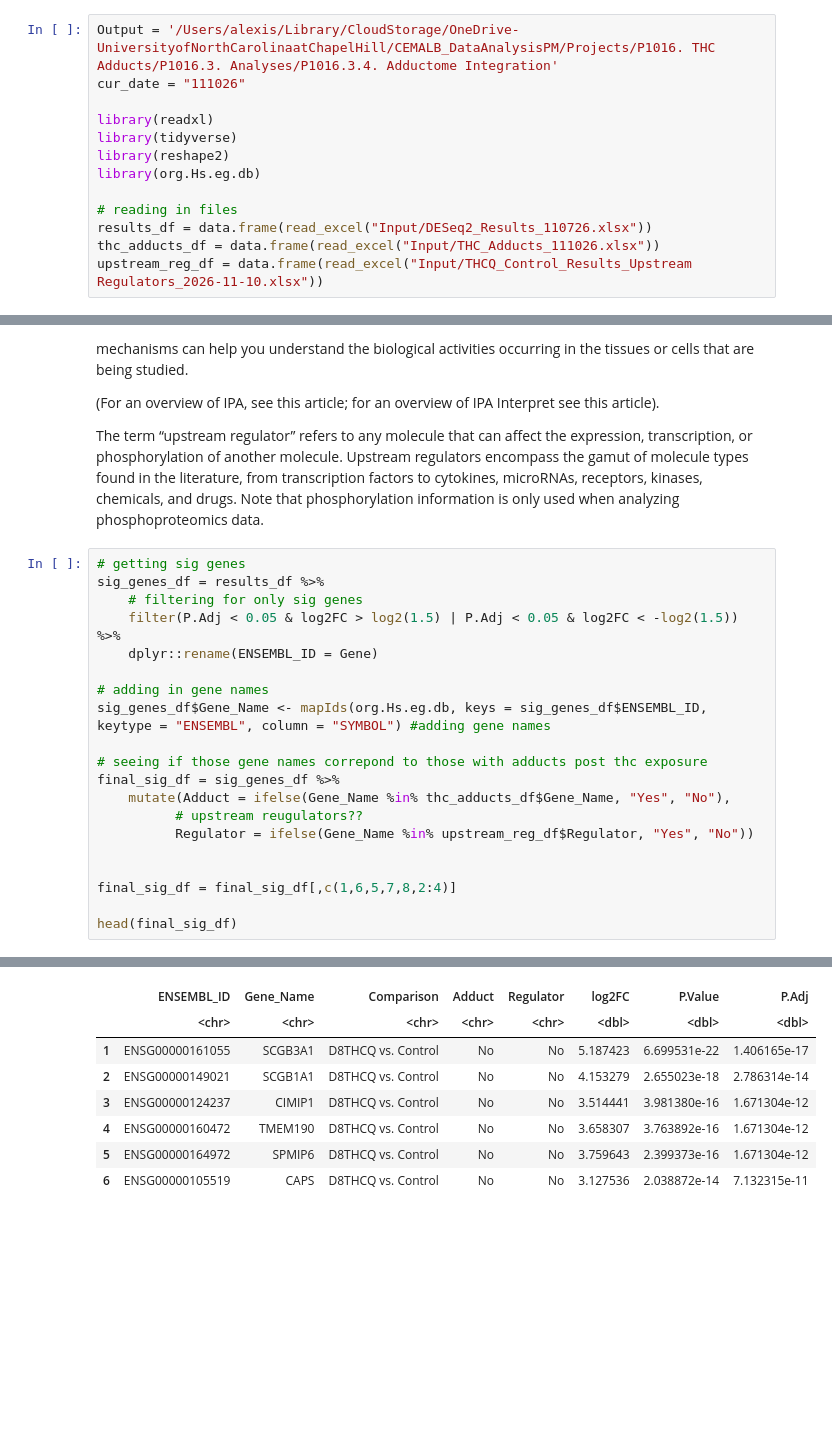
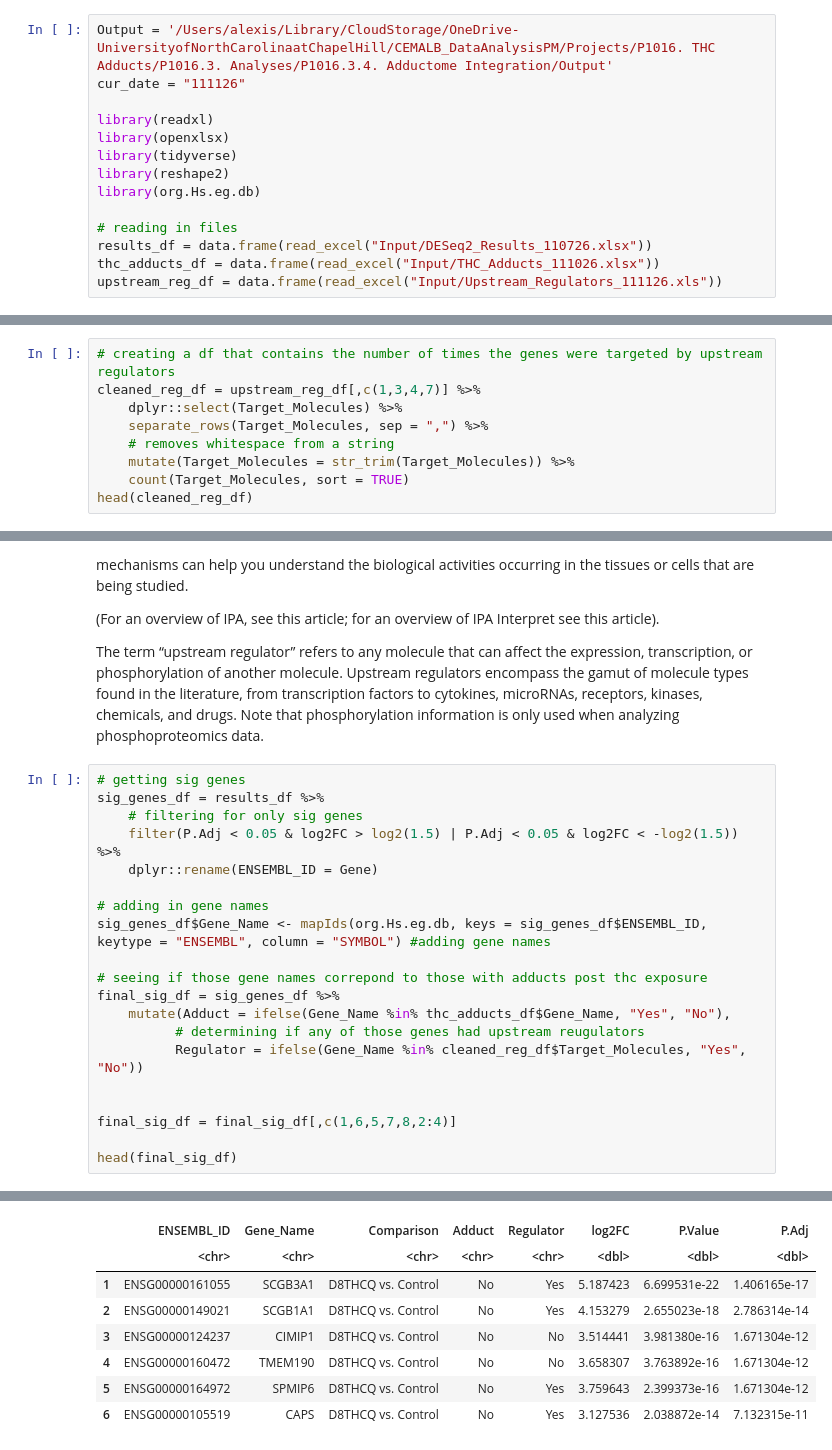
Before and after one commit to UNC-CEMALB/P1016.-THC-RNASeq-Adducts, a Jupyter notebook: 3. Adductome Integration/Adductome Integration.ipynb, the cells around one changed output, grey strips where cells are left out. Cells and saved outputs as stored; diff of their text form; blank space fills up the shorter version.

```diff
--- a/3. Adductome Integration/Adductome Integration.ipynb
+++ b/3. Adductome Integration/Adductome Integration.ipynb
@@ -1,8 +1,9 @@
 # %%
-Output = '/Users/alexis/Library/CloudStorage/OneDrive-UniversityofNorthCarolinaatChapelHill/CEMALB_DataAnalysisPM/Projects/P1016. THC Adducts/P1016.3. Analyses/P1016.3.4. Adductome Integration'
-cur_date = "111026"
+Output = '/Users/alexis/Library/CloudStorage/OneDrive-UniversityofNorthCarolinaatChapelHill/CEMALB_DataAnalysisPM/Projects/P1016. THC Adducts/P1016.3. Analyses/P1016.3.4. Adductome Integration/Output'
+cur_date = "111126"
 
 library(readxl)
+library(openxlsx)
 library(tidyverse)
 library(reshape2)
 library(org.Hs.eg.db)
@@ -10,4 +11,4 @@ library(org.Hs.eg.db)
 # reading in files
 results_df = data.frame(read_excel("Input/DESeq2_Results_110726.xlsx"))
 thc_adducts_df = data.frame(read_excel("Input/THC_Adducts_111026.xlsx"))
-upstream_reg_df = data.frame(read_excel("Input/THCQ_Control_Results_Upstream Regulators_2026-11-10.xlsx"))
+upstream_reg_df = data.frame(read_excel("Input/Upstream_Regulators_111126.xls"))
@@ -45,0 +65,9 @@ A data.frame: 6 × 8
+# %%
+# creating a df that contains the number of times the genes were targeted by upstream regulators
+cleaned_reg_df = upstream_reg_df[,c(1,3,4,7)] %>%
+    dplyr::select(Target_Molecules) %>%
+    separate_rows(Target_Molecules, sep = ",") %>%
+    # removes whitespace from a string
+    mutate(Target_Molecules = str_trim(Target_Molecules)) %>%
+    count(Target_Molecules, sort = TRUE)
+head(cleaned_reg_df)
@@ -56,34 +94,34 @@ The term “upstream regulator” refers to any molecule that can affect the exp
 # %%
 # getting sig genes
 sig_genes_df = results_df %>%
     # filtering for only sig genes
     filter(P.Adj < 0.05 & log2FC > log2(1.5) | P.Adj < 0.05 & log2FC < -log2(1.5)) %>%
     dplyr::rename(ENSEMBL_ID = Gene)
 
 # adding in gene names
 sig_genes_df$Gene_Name <- mapIds(org.Hs.eg.db, keys = sig_genes_df$ENSEMBL_ID, keytype = "ENSEMBL", column = "SYMBOL") #adding gene names
 
 # seeing if those gene names correpond to those with adducts post thc exposure
 final_sig_df = sig_genes_df %>%
     mutate(Adduct = ifelse(Gene_Name %in% thc_adducts_df$Gene_Name, "Yes", "No"),
-          # upstream reugulators??
-          Regulator = ifelse(Gene_Name %in% upstream_reg_df$Regulator, "Yes", "No"))
+          # determining if any of those genes had upstream reugulators
+          Regulator = ifelse(Gene_Name %in% cleaned_reg_df$Target_Molecules, "Yes", "No"))
 
 
 final_sig_df = final_sig_df[,c(1,6,5,7,8,2:4)]
 
 head(final_sig_df)
 # %% [output]
 'select()' returned 1:many mapping between keys and columns
 A data.frame: 6 × 8
 |  | ENSEMBL_ID | Gene_Name | Comparison | Adduct | Regulator | log2FC | P.Value | P.Adj |
 |  | <chr> | <chr> | <chr> | <chr> | <chr> | <dbl> | <dbl> | <dbl> |
-| 1 | ENSG00000161055 | SCGB3A1 | D8THCQ vs. Control | No | No | 5.187423 | 6.699531e-22 | 1.406165e-17 |
-| 2 | ENSG00000149021 | SCGB1A1 | D8THCQ vs. Control | No | No | 4.153279 | 2.655023e-18 | 2.786314e-14 |
+| 1 | ENSG00000161055 | SCGB3A1 | D8THCQ vs. Control | No | Yes | 5.187423 | 6.699531e-22 | 1.406165e-17 |
+| 2 | ENSG00000149021 | SCGB1A1 | D8THCQ vs. Control | No | Yes | 4.153279 | 2.655023e-18 | 2.786314e-14 |
 | 3 | ENSG00000124237 | CIMIP1 | D8THCQ vs. Control | No | No | 3.514441 | 3.981380e-16 | 1.671304e-12 |
 | 4 | ENSG00000160472 | TMEM190 | D8THCQ vs. Control | No | No | 3.658307 | 3.763892e-16 | 1.671304e-12 |
-| 5 | ENSG00000164972 | SPMIP6 | D8THCQ vs. Control | No | No | 3.759643 | 2.399373e-16 | 1.671304e-12 |
-| 6 | ENSG00000105519 | CAPS | D8THCQ vs. Control | No | No | 3.127536 | 2.038872e-14 | 7.132315e-11 |
+| 5 | ENSG00000164972 | SPMIP6 | D8THCQ vs. Control | No | Yes | 3.759643 | 2.399373e-16 | 1.671304e-12 |
+| 6 | ENSG00000105519 | CAPS | D8THCQ vs. Control | No | Yes | 3.127536 | 2.038872e-14 | 7.132315e-11 |
 # %%
 final_sig_df %>%
     filter(Adduct == 'Yes') %>%
```
Also changed, not shown: parts of 10 cells of this notebook.
